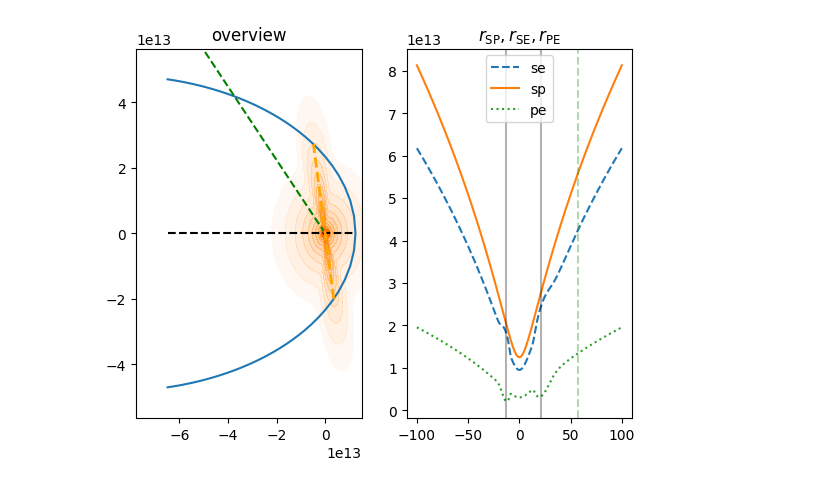
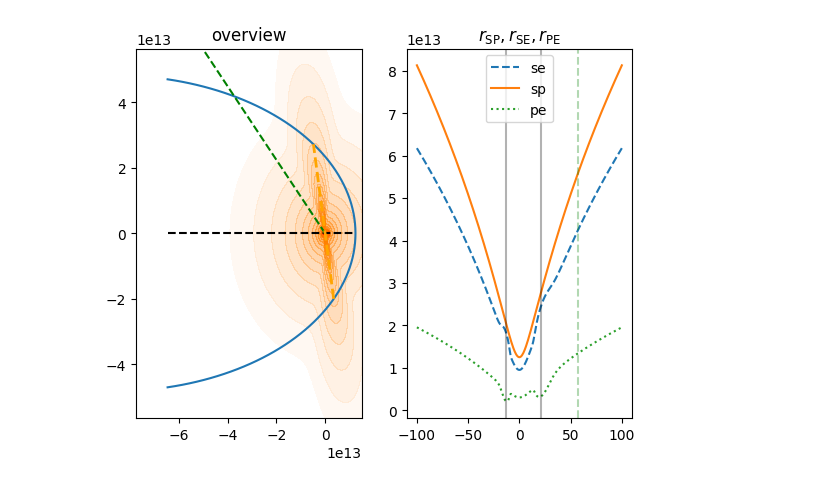
Before and after one commit to Alvkuzin/IBSEn, a Jupyter notebook: tutorials/ElectronEvolution_nonstationary.ipynb, the cells around one changed output. Saved outputs shown, nothing was run; the diff lists cells and outputs as text; code cells hidden in the pictures.

```diff
--- a/tutorials/ElectronEvolution_nonstationary.ipynb
+++ b/tutorials/ElectronEvolution_nonstationary.ipynb
@@ -10,19 +10,19 @@ from ibsen.ibs import IBS
 # %%
 
 DAY = 86400.
 AU = 1.5e13
 
 sys_name = 'psrb'
 orb = Orbit(sys_name = sys_name, n=1003)
-winds_full = Winds(orbit=orb, sys_name = sys_name, alpha=-10/180*pi, incl=23*pi/180,
+winds_full = Winds(orbit=orb, sys_name = sys_name, alpha=10/180*pi, incl=23*pi/180,
               f_d=165, f_p=0.1, delta=0.02, np_disk=3, rad_prof='pl', r_trunk=None,
              height_exp=0.25,
                  ns_field_model = 'linear', ns_field_surf = 1, ns_r_scale = 1e13,
                  opt_field_model = 'linear', opt_field_surf = 0, opt_r_scale = 1e13,)
 winds_full.peek(showtime=(-100*DAY, 100*DAY))
 plt.show()
 # %% [output]
-[figure, old version]
+[figure, new version]
 # %%
 
 from ibsen.el_ev import NonstatElectronEvol
```
Also changed, not shown: parts of 4 cells of this notebook, 10 other files.
